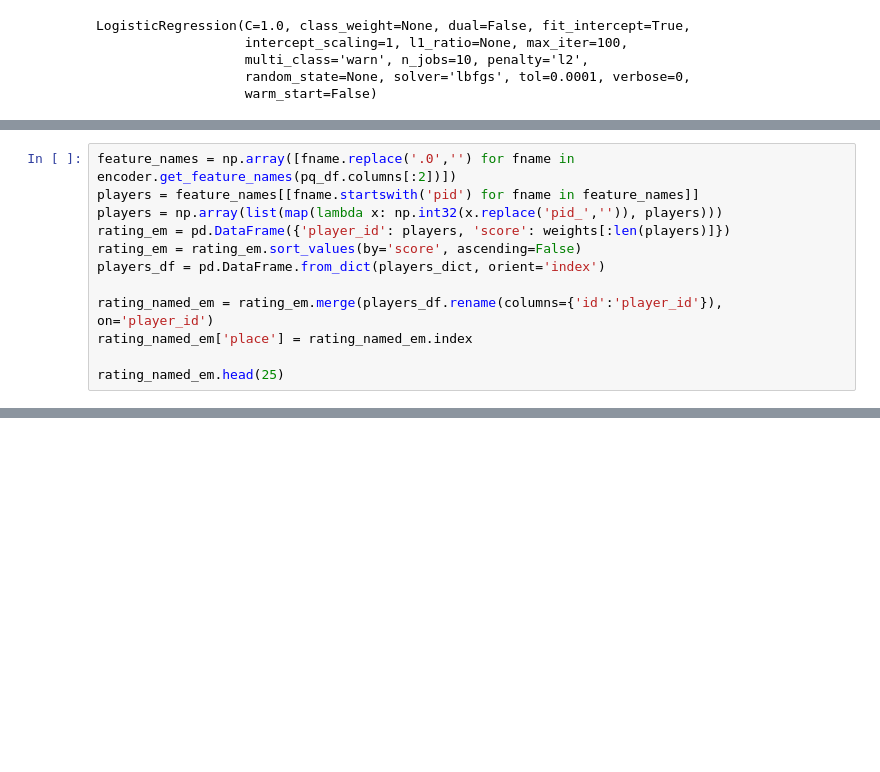
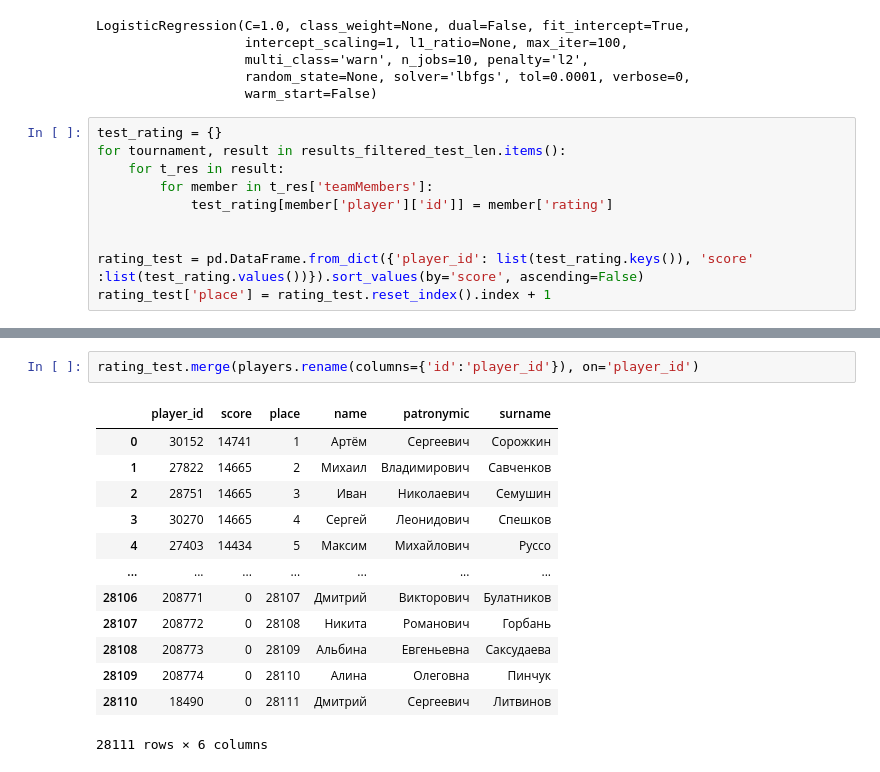
Before and after one commit to tazizov/some_ml_notebooks, a Jupyter notebook: hw2/first.ipynb, the cells around one changed output, grey strips where cells are left out. Saved outputs shown, nothing was run; the diff lists cells and outputs as text; blank space fills up the shorter version.

```diff
--- a/hw2/first.ipynb
+++ b/hw2/first.ipynb
@@ -114,3 +113,13 @@ LogisticRegression(C=1.0, class_weight=None, dual=False, fit_intercept=True,
                    multi_class='warn', n_jobs=10, penalty='l2',
                    random_state=None, solver='lbfgs', tol=0.0001, verbose=0,
                    warm_start=False)
+# %%
+test_rating = {}
+for tournament, result in results_filtered_test_len.items():
+    for t_res in result:
+        for member in t_res['teamMembers']:
+            test_rating[member['player']['id']] = member['rating']
+
+
+rating_test = pd.DataFrame.from_dict({'player_id': list(test_rating.keys()), 'score' :list(test_rating.values())}).sort_values(by='score', ascending=False)
+rating_test['place'] = rating_test.reset_index().index + 1
@@ -221,12 +228,0 @@ LLL =  -0.421954227876556
-# %%
-feature_names = np.array([fname.replace('.0','') for fname in encoder.get_feature_names(pq_df.columns[:2])])
-players = feature_names[[fname.startswith('pid') for fname in feature_names]]
-players = np.array(list(map(lambda x: np.int32(x.replace('pid_','')), players)))
-rating_em = pd.DataFrame({'player_id': players, 'score': weights[:len(players)]})
-rating_em = rating_em.sort_values(by='score', ascending=False)
-players_df = pd.DataFrame.from_dict(players_dict, orient='index')
-
-rating_named_em = rating_em.merge(players_df.rename(columns={'id':'player_id'}), on='player_id')
-rating_named_em['place'] = rating_named_em.index
-
-rating_named_em.head(25)
@@ -314,0 +238,16 @@ array([[0.15730694, 1.05967814, 0.17651964, ..., 0.98917429, 1.84226592,
+# %%
+rating_test.merge(players.rename(columns={'id':'player_id'}), on='player_id')
+# %% [output]
+|  | player_id | score | place | name | patronymic | surname |
+| 0 | 30152 | 14741 | 1 | Артём | Сергеевич | Сорожкин |
+| 1 | 27822 | 14665 | 2 | Михаил | Владимирович | Савченков |
+| 2 | 28751 | 14665 | 3 | Иван | Николаевич | Семушин |
+| 3 | 30270 | 14665 | 4 | Сергей | Леонидович | Спешков |
+| 4 | 27403 | 14434 | 5 | Максим | Михайлович | Руссо |
+| ... | ... | ... | ... | ... | ... | ... |
+| 28106 | 208771 | 0 | 28107 | Дмитрий | Викторович | Булатников |
+| 28107 | 208772 | 0 | 28108 | Никита | Романович | Горбань |
+| 28108 | 208773 | 0 | 28109 | Альбина | Евгеньевна | Саксудаева |
+| 28109 | 208774 | 0 | 28110 | Алина | Олеговна | Пинчук |
+| 28110 | 18490 | 0 | 28111 | Дмитрий | Сергеевич | Литвинов |
+28111 rows × 6 columns
```
Also changed, not shown: parts of 30 cells of this notebook.
